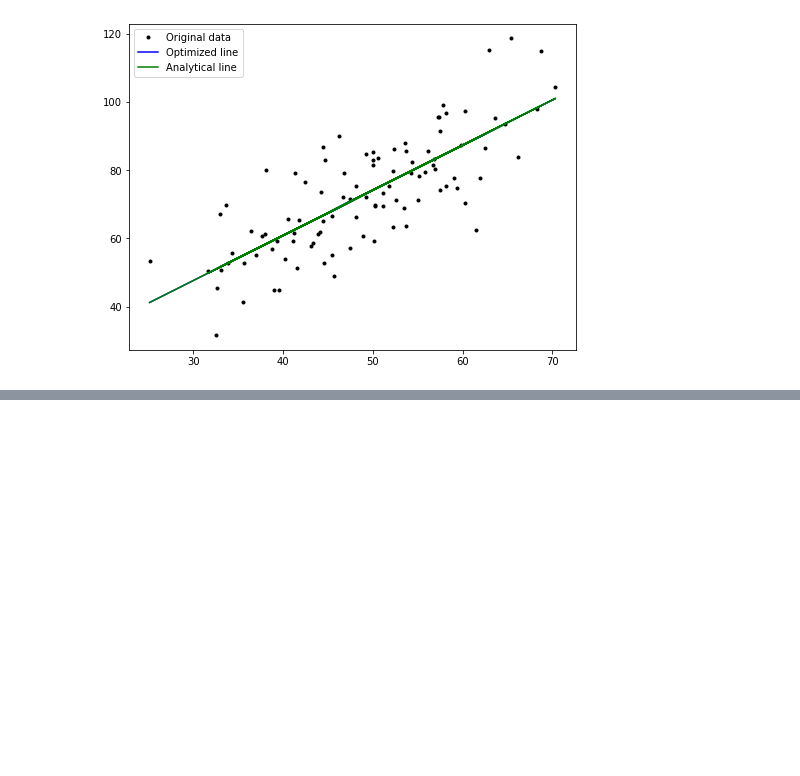
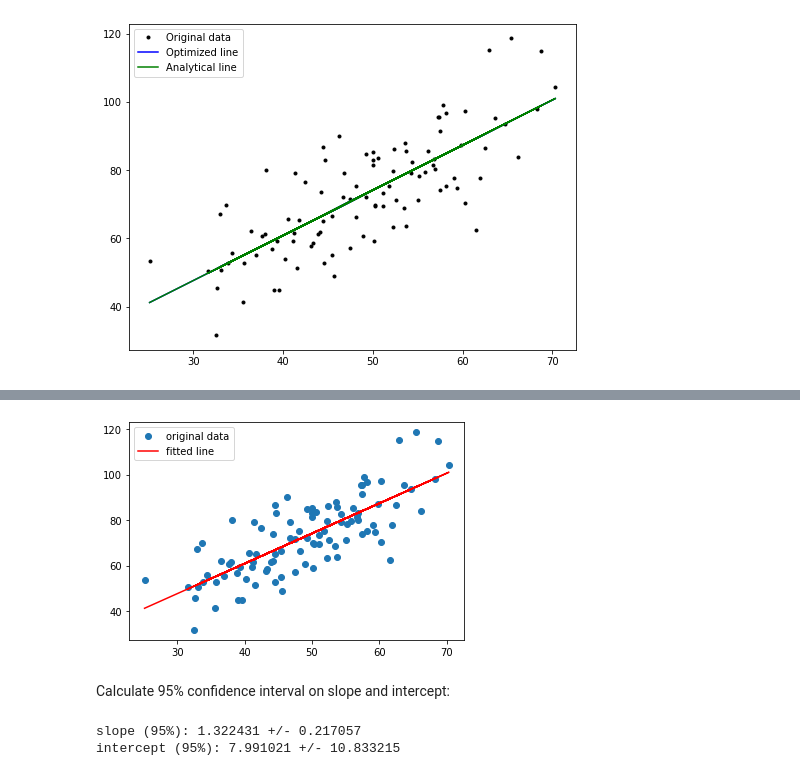
Before and after one commit to katel85/Machine-Learning-Statistics-Aug-2023, a Jupyter notebook: regression.ipynb, the cells around one changed output, grey strips where cells are left out. Cells and saved outputs as stored; diff of their text form; code cells hidden in the pictures; blank space fills up the shorter version.

```diff
--- a/regression.ipynb
+++ b/regression.ipynb
@@ -269,0 +324,3 @@ plt.show()
+# %%
+from scipy import stats
+res = stats.linregress(w, d)
@@ -269,0 +331,9 @@ plt.show()
+# %%
+plt.plot(w, d, 'o', label='original data')
+plt.plot(x, res.intercept + res.slope*x, 'r', label='fitted line')
+plt.legend()
+plt.show()
+# %% [output]
+[figure, added]
+# %% [markdown]
+Calculate 95% confidence interval on slope and intercept:
@@ -269,0 +345,9 @@ plt.show()
+# %%
+ts = tinv(0.05, len(x)-2)
+print(f"slope (95%): {res.slope:.6f} +/- {ts*res.stderr:.6f}")
+
+print(f"intercept (95%): {res.intercept:.6f}"
+      f" +/- {ts*res.intercept_stderr:.6f}")
+# %% [output]
+slope (95%): 1.322431 +/- 0.217057
+intercept (95%): 7.991021 +/- 10.833215
```
Also changed, not shown: parts of 20 cells of this notebook, 2 other files.
